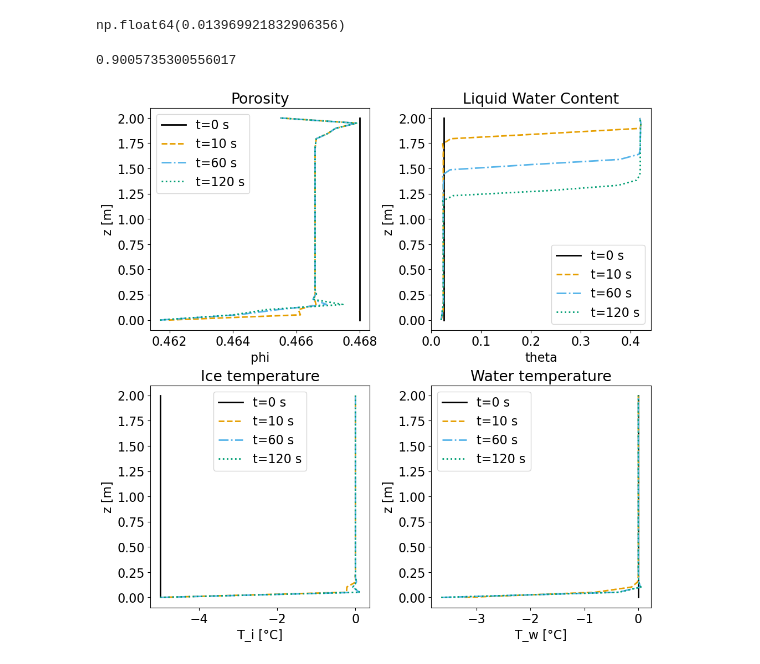
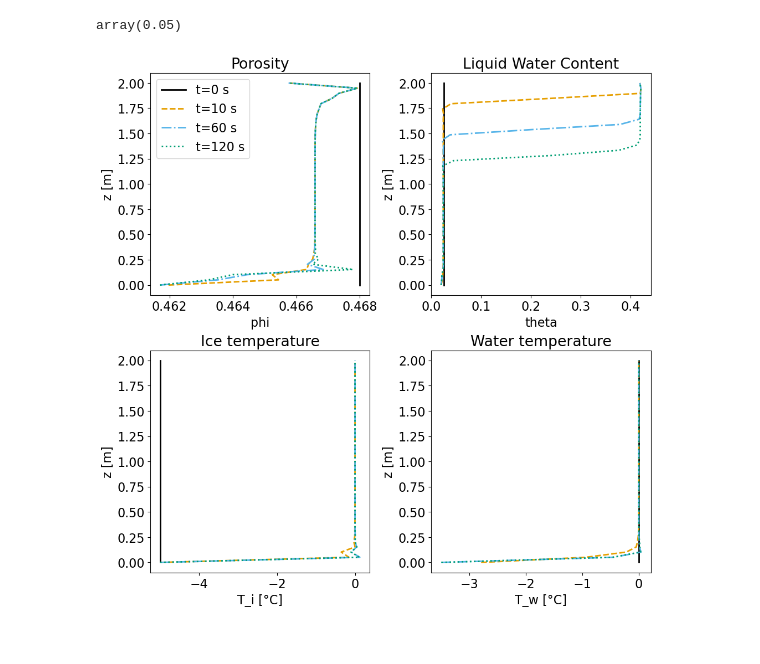
Before and after one commit to lannika-ut/Masterarbeit, a Jupyter notebook: compare_cross_sections.ipynb, the cells around one changed output. Saved outputs shown, nothing was run; the diff lists cells and outputs as text; code cells hidden in the pictures.

```diff
--- a/compare_cross_sections.ipynb
+++ b/compare_cross_sections.ipynb
@@ -7,7 +7,7 @@ from visualization_fct import get_grid, eval_fct_on_grid
 from dolfinx.fem import functionspace, Function
 import pickle
 # %%
-filename = "./solutions/test6_crippa_uniformInfiltration_realparams_nophiclip.pkl"
+filename = "./solutions/test6_uniformInfiltration_realparams_diffwater.pkl"
 with open(filename, "rb") as f:
     data_Annika = pickle.load(f)
 
@@ -26,13 +26,9 @@ T_i = Function(W)
 T_w = Function(W)
 p = Parameter(domain)
 # %%
-Se(-0.22, p.alpha.value, p.N.value)
+data_Annika["tau"]
 # %% [output]
-np.float64(0.013969921832906356)
+array(0.05)
-# %%
-(4114/3514)/(1.3)
-# %% [output]
-0.9005735300556017
 # %%
 interval = data_Annika["saving_interval"]
 t_obs = [0, 10, 60, 120]
@@ -79,34 +75,34 @@ ax[0, 0].legend()
 
 # Plot pressure_head for all times in the second subplot
 for i in range(len(t_obs)):
     ls = linestyles[i % len(linestyles)]
     color = colors[i % len(colors)]
     ax[0, 1].plot(theta[i], z_line, linestyle=ls, color=color, label=f't={t_obs[i]} s')
 ax[0, 1].set_title('Liquid Water Content')
 ax[0, 1].set_xlabel('theta')
 ax[0, 1].set_ylabel('z [m]')
-ax[0, 1].legend()
+#ax[0, 1].legend()
 
 # Plot Ti for all times in the third subplot
 for i in range(len(t_obs)):
     ls = linestyles[i % len(linestyles)]
     color = colors[i % len(colors)]
     ax[1, 0].plot(Ti[i], z_line, linestyle=ls, color=color, label=f't={t_obs[i]} s')
 ax[1, 0].set_title('Ice temperature')
 ax[1, 0].set_xlabel('T_i [°C]')
 ax[1, 0].set_ylabel('z [m]')
-ax[1, 0].legend()
+#ax[1, 0].legend()
 
 # Plot Tw for all times in the fourth subplot
 for i in range(len(t_obs)):
     ls = linestyles[i % len(linestyles)]
     color = colors[i % len(colors)]
     ax[1, 1].plot(Tw[i], z_line, linestyle=ls, color=color, label=f't={t_obs[i]} s')
 ax[1, 1].set_title('Water temperature')
 ax[1, 1].set_xlabel('T_w [°C]')
 ax[1, 1].set_ylabel('z [m]')
-ax[1, 1].legend()
+#ax[1, 1].legend()
 
 plt.show()
 # %% [output]
-[figure, old version]
+[figure, new version]
```
Also changed, not shown: 4 other files.
